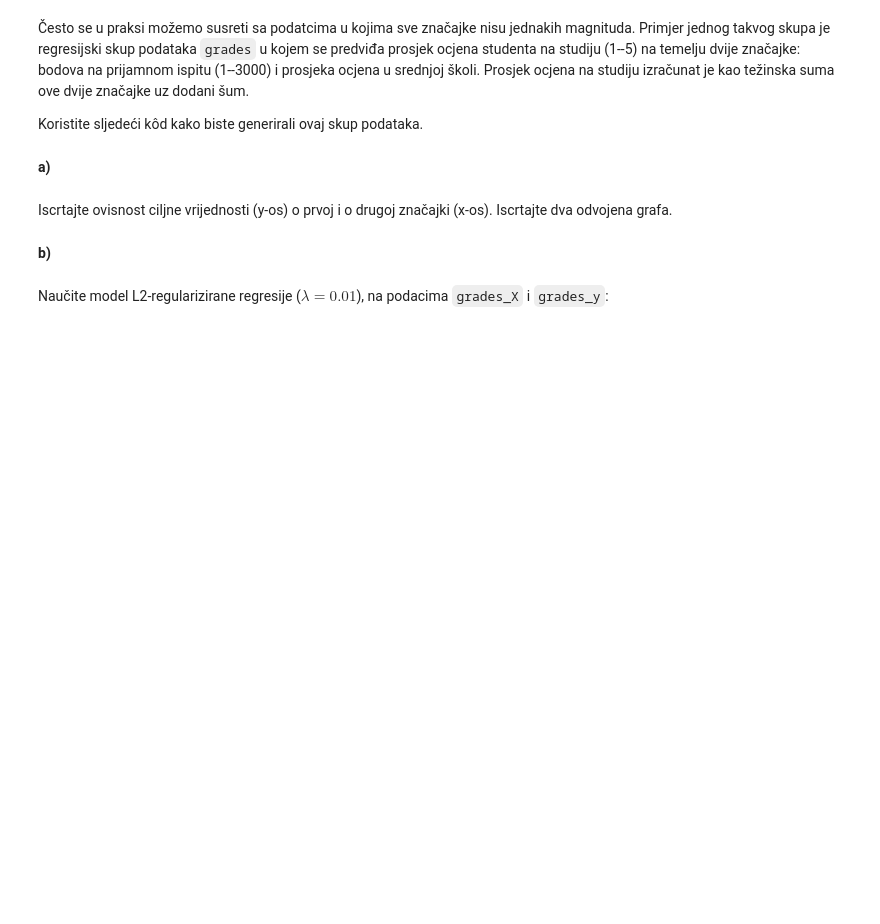
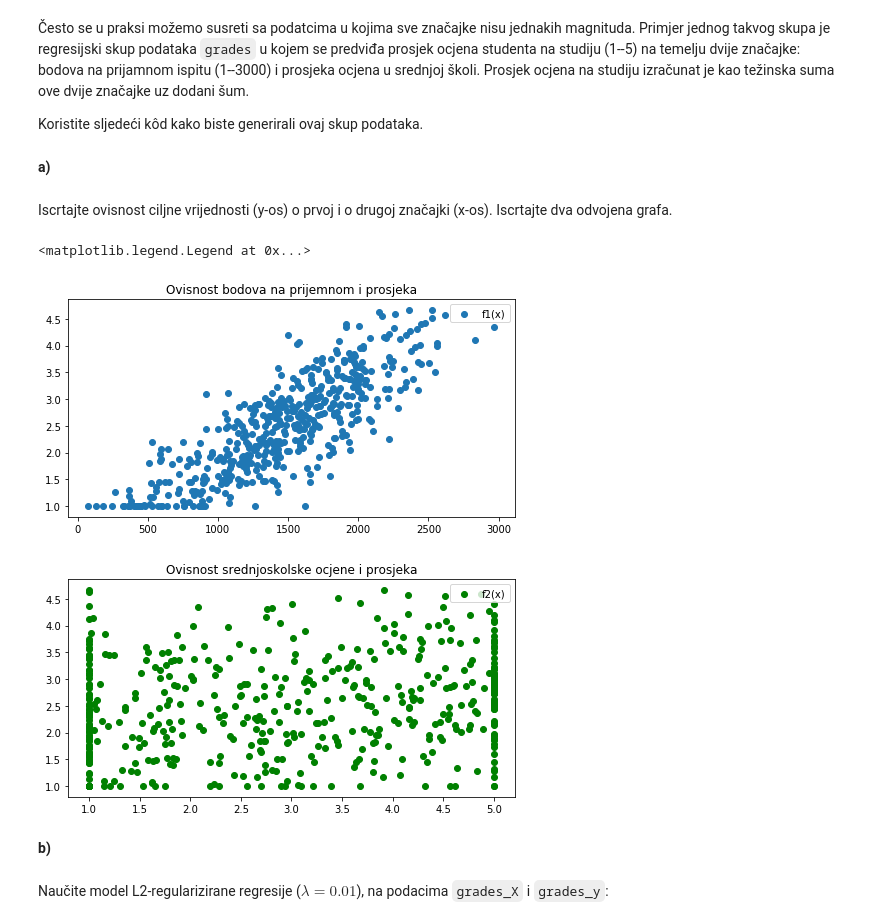
Before and after one commit to kristijanbartol/Machine-Learning, a Jupyter notebook: SU-2017-LAB01-Regresija.ipynb, the cells around one changed output. Drawn from its saved outputs; the diff is of its cells as text; code cells hidden in the pictures; blank space fills up the shorter version.

```diff
--- a/SU-2017-LAB01-Regresija.ipynb
+++ b/SU-2017-LAB01-Regresija.ipynb
@@ -460,28 +477,27 @@ Glavna prednost L1-regularizirane regresije (ili *LASSO regression*) nad L2-regu
 
 Koristite sljedeći kôd kako biste generirali ovaj skup podataka.
 # %%
-n_data_points = 500
+N = 500
 np.random.seed(69)
 
 # Generiraj podatke o bodovima na prijamnom ispitu koristeći normalnu razdiobu i ograniči ih na interval [1, 3000].
-exam_score = np.random.normal(loc=1500.0, scale = 500.0, size = n_data_points)
-exam_score = np.round(exam_score)
-exam_score[exam_score > 3000] = 3000
-exam_score[exam_score < 0] = 0
+score = np.random.normal(loc=1500.0, scale = 500.0, size = N)
+score = np.round(score)
+score[score > 3000] = 3000
+score[score < 0] = 0
 
 # Generiraj podatke o ocjenama iz srednje škole koristeći normalnu razdiobu i ograniči ih na interval [1, 5].
-grade_in_highschool = np.random.normal(loc=3, scale = 2.0, size = n_data_points)
-grade_in_highschool[grade_in_highschool > 5] = 5
-grade_in_highschool[grade_in_highschool < 1] = 1
+h_grade = np.random.normal(loc=3, scale = 2.0, size = N)
+h_grade[h_grade > 5] = 5
+h_grade[h_grade < 1] = 1
 
 # Matrica dizajna.
-grades_X = np.array([exam_score,grade_in_highschool]).T
+grades_X = np.array([score,h_grade]).T
 
 # Završno, generiraj izlazne vrijednosti.
-rand_noise = np.random.normal(loc=0.0, scale = 0.5, size = n_data_points)
+rand_noise = np.random.normal(loc=0.0, scale = 0.5, size = N)
 exam_influence = 0.9
-grades_y = ((exam_score / 3000.0) * (exam_influence) + (grade_in_highschool / 5.0) \
-            * (1.0 - exam_influence)) * 5.0 + rand_noise
+grades_y = ((score / 3000.0) * (exam_influence) + (h_grade / 5.0) * (1.0 - exam_influence)) * 5.0 + rand_noise
 grades_y[grades_y < 1] = 1
 grades_y[grades_y > 5] = 5
 # %% [markdown]
@@ -493,3 +507,17 @@ Iscrtajte ovisnost ciljne vrijednosti (y-os) o prvoj i o drugoj značajki (x-os)
+# %%
+plt.figure(figsize=(8, 4))
+plt.scatter(score, grades_y, label='f1(x)')
+plt.title('Ovisnost bodova na prijemnom i prosjeka')
+plt.legend(loc = 'upper right')
+
+plt.figure(figsize=(8, 4))
+plt.scatter(h_grade, grades_y, color='green', label='f2(x)')
+plt.title('Ovisnost srednjoskolske ocjene i prosjeka')
+plt.legend(loc = 'upper right')
+# %% [output]
+<matplotlib.legend.Legend at 0x...>
+[figure, added]
+[figure, added]
 # %% [markdown]
 **b)**
 # %% [markdown]
```
Also changed, not shown: parts of 14 cells of this notebook.
